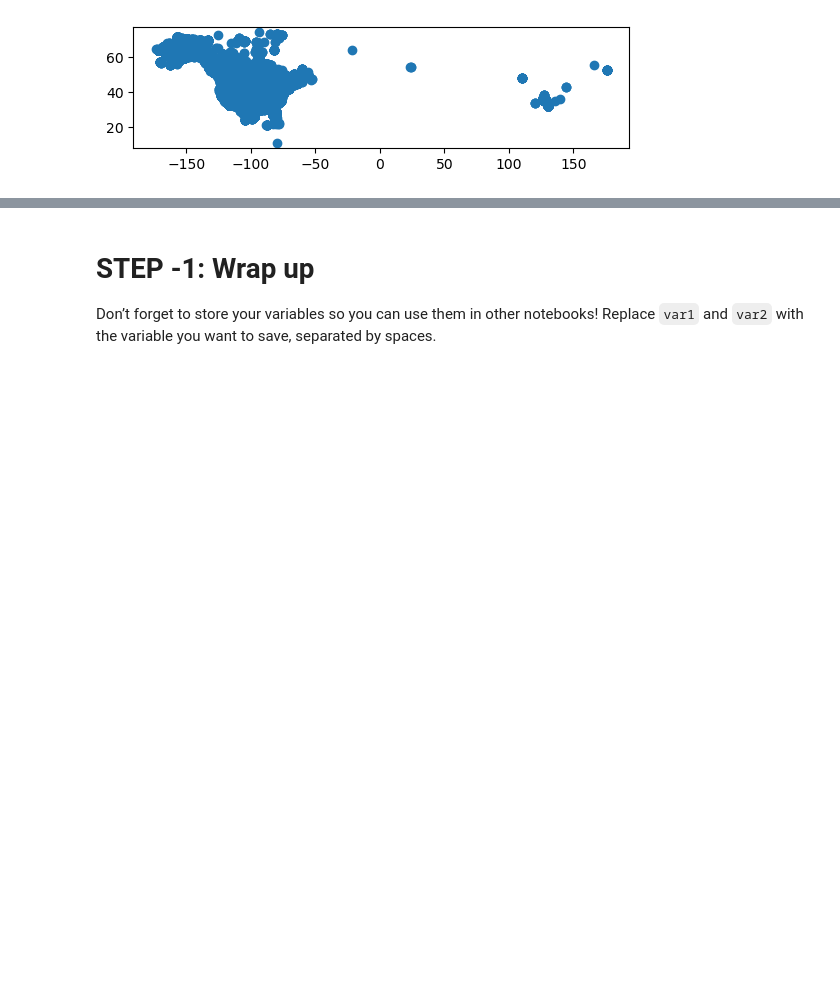
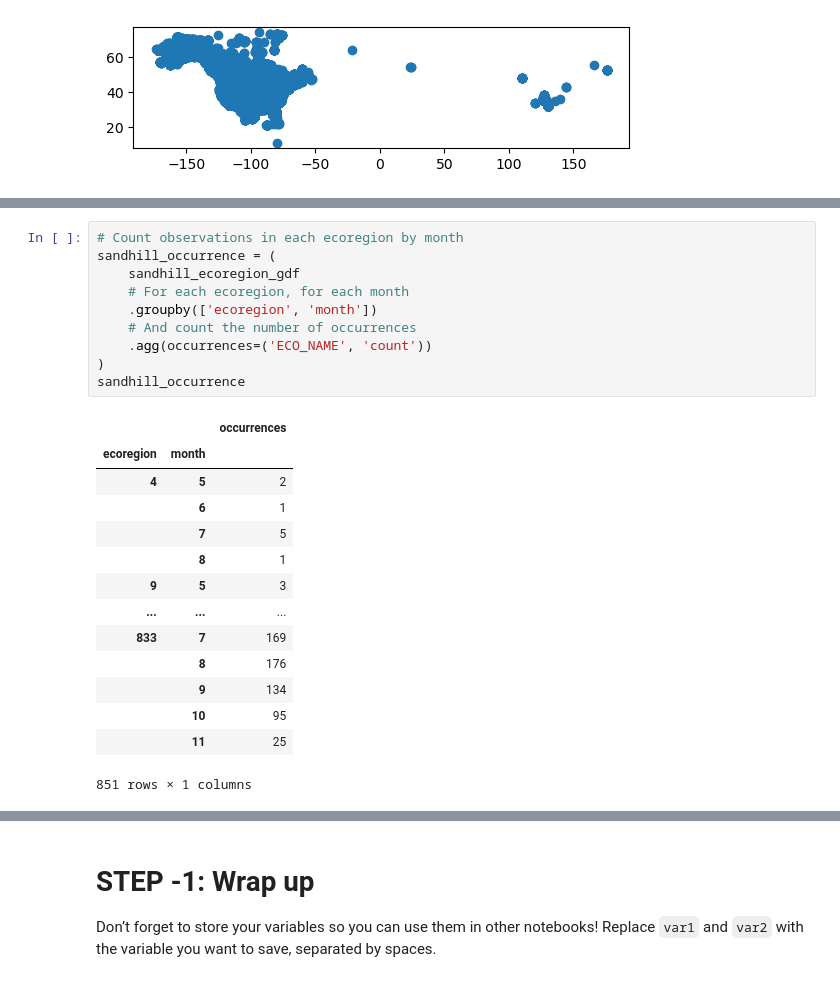
Before and after one commit to earthlab-education/02-migration-nquarder, a Jupyter notebook: notebooks/migration-92-download-gbif.ipynb, the cells around one changed output, grey strips where cells are left out. Cells and saved outputs as stored; diff of their text form; blank space fills up the shorter version.

```diff
--- a/notebooks/migration-92-download-gbif.ipynb
+++ b/notebooks/migration-92-download-gbif.ipynb
@@ -357,0 +405,25 @@ sandhill_gdf.plot()
+# %%
+# Count observations in each ecoregion by month
+sandhill_occurrence = (
+    sandhill_ecoregion_gdf
+    # For each ecoregion, for each month
+    .groupby(['ecoregion', 'month'])
+    # And count the number of occurrences
+    .agg(occurrences=('ECO_NAME', 'count'))
+)
+sandhill_occurrence
+# %% [output]
+|  |  | occurrences |
+| ecoregion | month |  |
+| 4 | 5 | 2 |
+|  | 6 | 1 |
+|  | 7 | 5 |
+|  | 8 | 1 |
+| 9 | 5 | 3 |
+| ... | ... | ... |
+| 833 | 7 | 169 |
+|  | 8 | 176 |
+|  | 9 | 134 |
+|  | 10 | 95 |
+|  | 11 | 25 |
+851 rows × 1 columns
```
Also changed, not shown: parts of 10 cells of this notebook.
